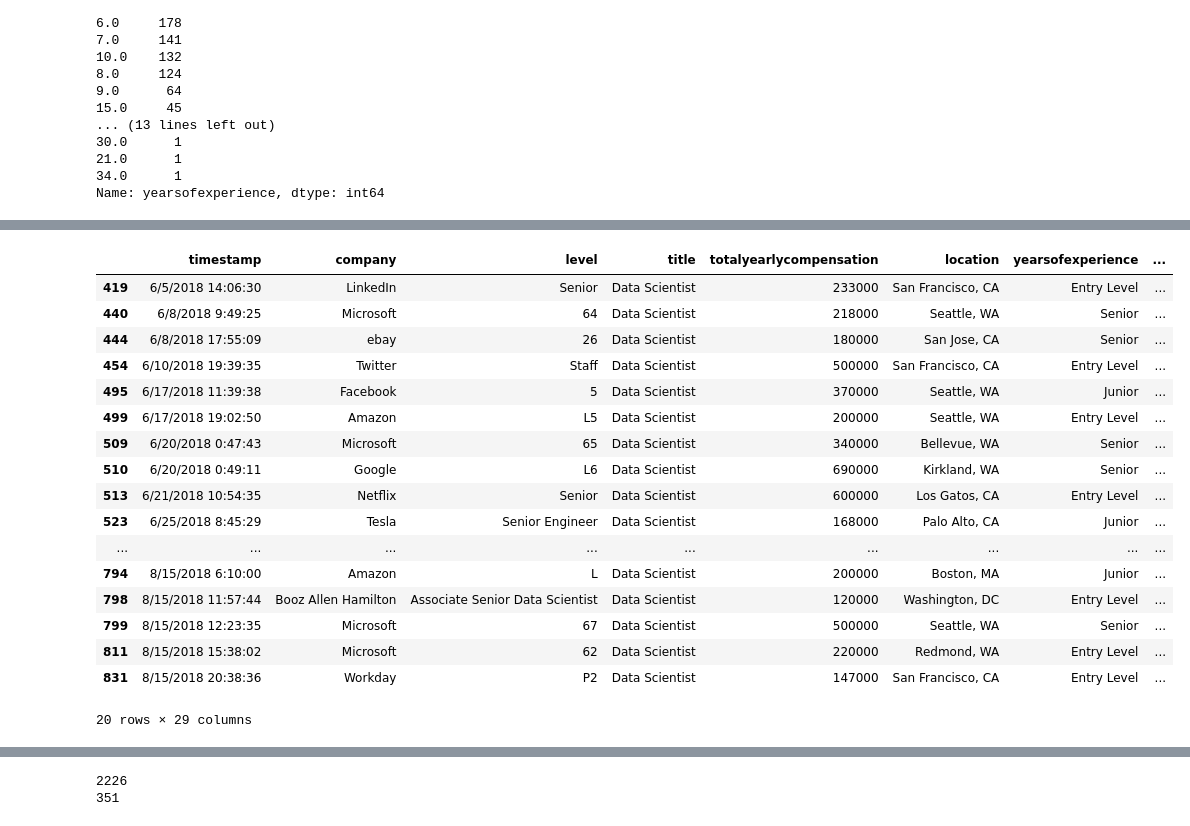
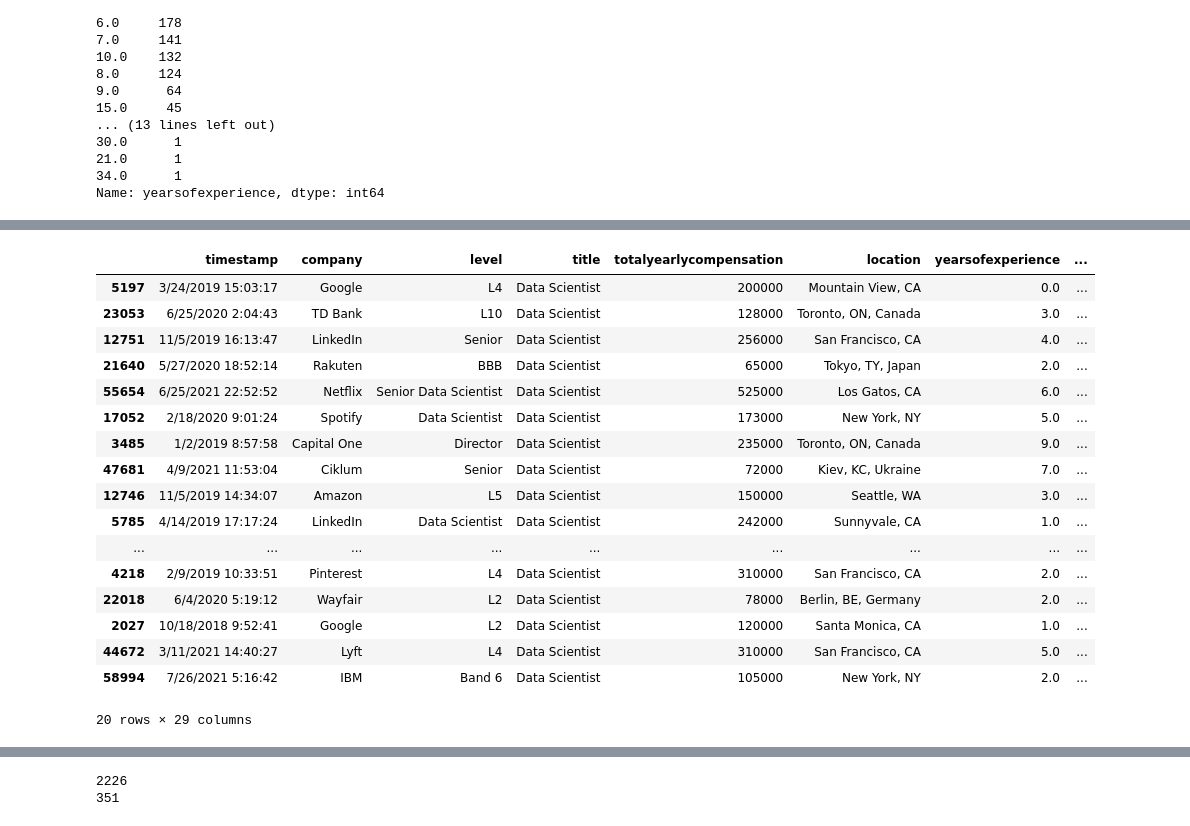
Before and after one commit to Sirius0531/final_project, a Jupyter notebook: final_seg2.ipynb, the cells around one changed output, grey strips where cells are left out. Saved outputs shown, nothing was run; the diff lists cells and outputs as text; code cells hidden in the pictures.

```diff
--- a/final_seg2.ipynb
+++ b/final_seg2.ipynb
@@ -13,7 +13,7 @@ from imblearn.metrics import classification_report_imbalanced
 import tensorflow as tf
 # %%
 #read csv into df
-df = pd.read_csv("Levels_Fyi_Salary_Data 2.csv")
+df = pd.read_csv("../Levels_Fyi_Salary_Data 2.csv")
 # columns to drop... salary_currency, salary, work_year
 df.sample(25)
 # %% [output]
@@ -126,26 +110,26 @@ years_labels
 # %%
 #reassign company column to bin name
 year_level_df = titles_df.copy()
-year_level_df['yearsofexperience'] = years_labels
-year_level_df.head(20)
+# year_level_df['yearsofexperience'] = years_labels
+year_level_df.sample(20)
 # %% [output]
 |  | timestamp | company | level | title | totalyearlycompensation | location | yearsofexperience | ... |
-| 419 | 6/5/2018 14:06:30 | LinkedIn | Senior | Data Scientist | 233000 | San Francisco, CA | Entry Level | ... |
-| 440 | 6/8/2018 9:49:25 | Microsoft | 64 | Data Scientist | 218000 | Seattle, WA | Senior | ... |
-| 444 | 6/8/2018 17:55:09 | ebay | 26 | Data Scientist | 180000 | San Jose, CA | Senior | ... |
-| 454 | 6/10/2018 19:39:35 | Twitter | Staff | Data Scientist | 500000 | San Francisco, CA | Entry Level | ... |
-| 495 | 6/17/2018 11:39:38 | Facebook | 5 | Data Scientist | 370000 | Seattle, WA | Junior | ... |
-| 499 | 6/17/2018 19:02:50 | Amazon | L5 | Data Scientist | 200000 | Seattle, WA | Entry Level | ... |
-| 509 | 6/20/2018 0:47:43 | Microsoft | 65 | Data Scientist | 340000 | Bellevue, WA | Senior | ... |
-| 510 | 6/20/2018 0:49:11 | Google | L6 | Data Scientist | 690000 | Kirkland, WA | Senior | ... |
-| 513 | 6/21/2018 10:54:35 | Netflix | Senior | Data Scientist | 600000 | Los Gatos, CA | Entry Level | ... |
-| 523 | 6/25/2018 8:45:29 | Tesla | Senior Engineer | Data Scientist | 168000 | Palo Alto, CA | Junior | ... |
+| 5197 | 3/24/2019 15:03:17 | Google | L4 | Data Scientist | 200000 | Mountain View, CA | 0.0 | ... |
+| 23053 | 6/25/2020 2:04:43 | TD Bank | L10 | Data Scientist | 128000 | Toronto, ON, Canada | 3.0 | ... |
+| 12751 | 11/5/2019 16:13:47 | LinkedIn | Senior | Data Scientist | 256000 | San Francisco, CA | 4.0 | ... |
+| 21640 | 5/27/2020 18:52:14 | Rakuten | BBB | Data Scientist | 65000 | Tokyo, TY, Japan | 2.0 | ... |
+| 55654 | 6/25/2021 22:52:52 | Netflix | Senior Data Scientist | Data Scientist | 525000 | Los Gatos, CA | 6.0 | ... |
+| 17052 | 2/18/2020 9:01:24 | Spotify | Data Scientist | Data Scientist | 173000 | New York, NY | 5.0 | ... |
+| 3485 | 1/2/2019 8:57:58 | Capital One | Director | Data Scientist | 235000 | Toronto, ON, Canada | 9.0 | ... |
+| 47681 | 4/9/2021 11:53:04 | Ciklum | Senior | Data Scientist | 72000 | Kiev, KC, Ukraine | 7.0 | ... |
+| 12746 | 11/5/2019 14:34:07 | Amazon | L5 | Data Scientist | 150000 | Seattle, WA | 3.0 | ... |
+| 5785 | 4/14/2019 17:17:24 | LinkedIn | Data Scientist | Data Scientist | 242000 | Sunnyvale, CA | 1.0 | ... |
 | ... | ... | ... | ... | ... | ... | ... | ... | ... |
-| 794 | 8/15/2018 6:10:00 | Amazon | L | Data Scientist | 200000 | Boston, MA | Junior | ... |
-| 798 | 8/15/2018 11:57:44 | Booz Allen Hamilton | Associate Senior Data Scientist | Data Scientist | 120000 | Washington, DC | Entry Level | ... |
-| 799 | 8/15/2018 12:23:35 | Microsoft | 67 | Data Scientist | 500000 | Seattle, WA | Senior | ... |
-| 811 | 8/15/2018 15:38:02 | Microsoft | 62 | Data Scientist | 220000 | Redmond, WA | Entry Level | ... |
-| 831 | 8/15/2018 20:38:36 | Workday | P2 | Data Scientist | 147000 | San Francisco, CA | Entry Level | ... |
+| 4218 | 2/9/2019 10:33:51 | Pinterest | L4 | Data Scientist | 310000 | San Francisco, CA | 2.0 | ... |
+| 22018 | 6/4/2020 5:19:12 | Wayfair | L2 | Data Scientist | 78000 | Berlin, BE, Germany | 2.0 | ... |
+| 2027 | 10/18/2018 9:52:41 | Google | L2 | Data Scientist | 120000 | Santa Monica, CA | 1.0 | ... |
+| 44672 | 3/11/2021 14:40:27 | Lyft | L4 | Data Scientist | 310000 | San Francisco, CA | 5.0 | ... |
+| 58994 | 7/26/2021 5:16:42 | IBM | Band 6 | Data Scientist | 105000 | New York, NY | 2.0 | ... |
 20 rows × 29 columns
 # %%
 year_level_df['yearsofexperience'].value_counts()
```
Also changed, not shown: parts of 47 cells of this notebook.
